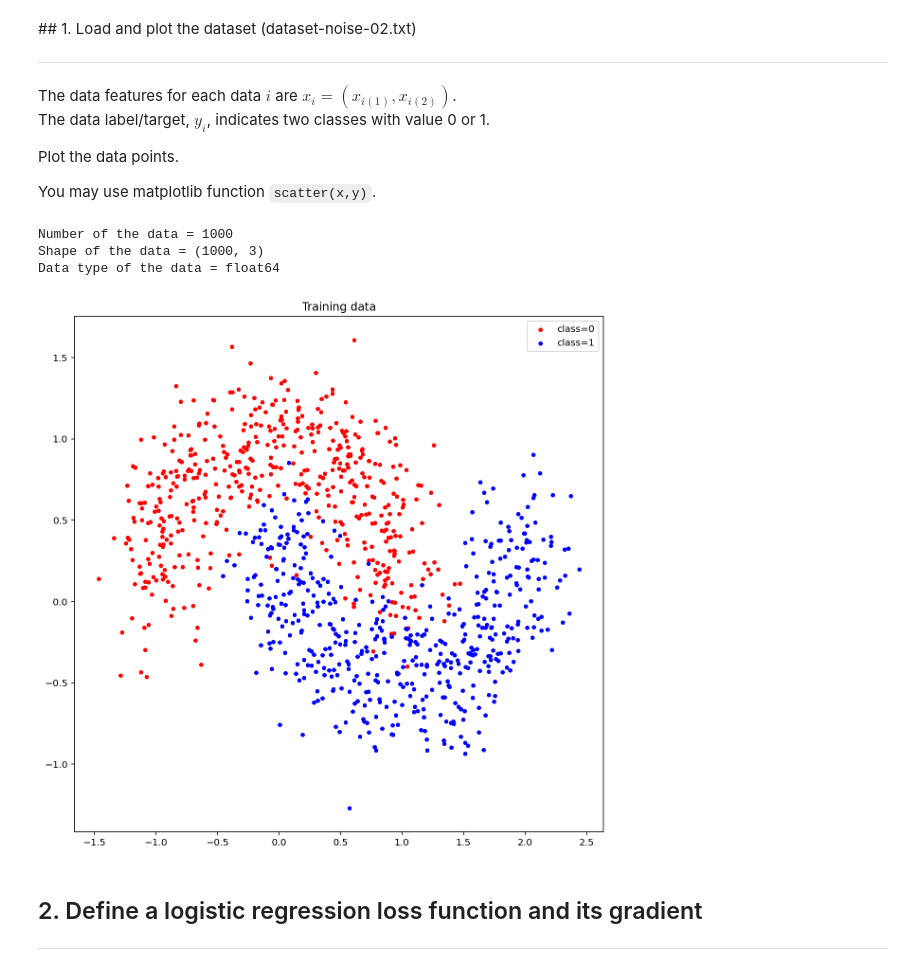
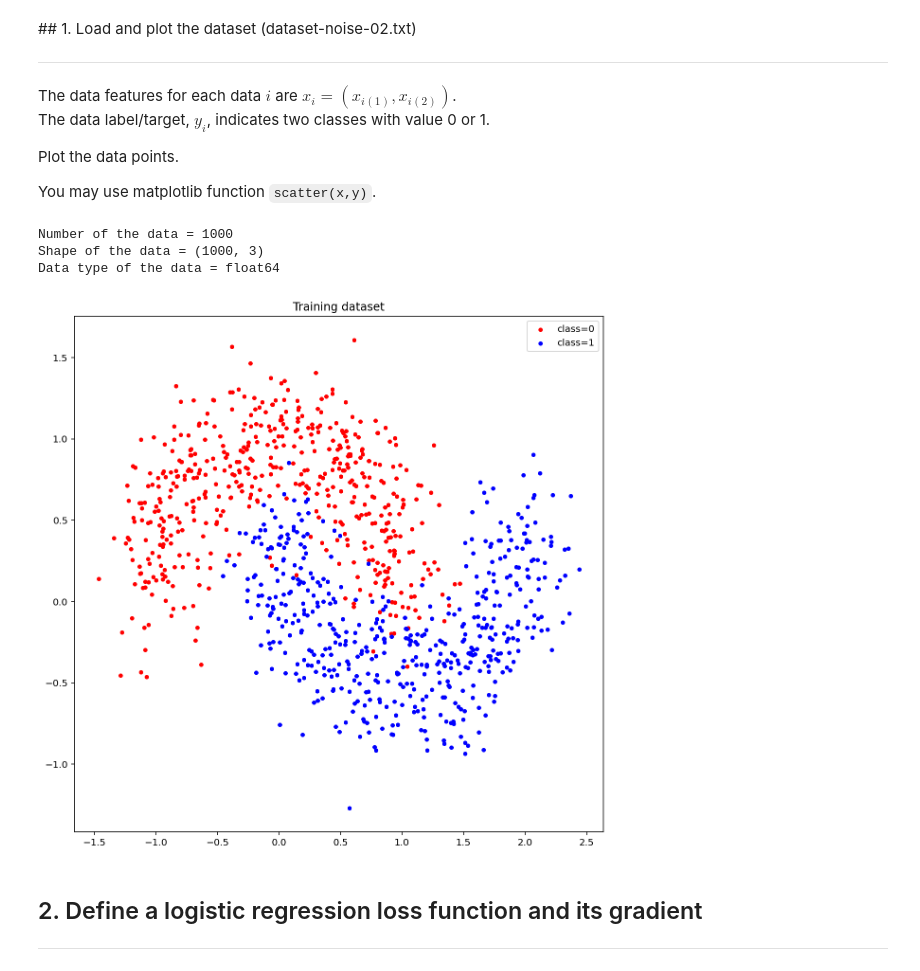
Before and after one commit to wkdthf21/Machine-Learning-Assignment, a Jupyter notebook: 05/assignment_05_b.ipynb, the cells around one changed output. Saved outputs shown, nothing was run; the diff lists cells and outputs as text; code cells hidden in the pictures.

```diff
--- a/05/assignment_05_b.ipynb
+++ b/05/assignment_05_b.ipynb
@@ -41,32 +41,32 @@ You may use matplotlib function `scatter(x,y)`.
 # %%
 # import data with numpy
 data = np.loadtxt('dataset-b.txt', delimiter=',')
 
 # number of training data
 n = data.shape[0]
-print('Number of the data = {} '.format(n))
+print('Number of the data = {}'.format(n))
 print('Shape of the data = {}'.format(data.shape))
 print('Data type of the data = {}'.format(data.dtype))
 
 # plot
 x1 = data[:,0] # feature 1
 x2 = data[:,1] # feature 2
 idx = data[:,2] # label
 
 idx_class0 = (idx == 0) # index of class0
 idx_class1 = (idx == 1) # index of class1
 
 plt.figure(1,figsize=(10,10))
 plt.scatter(x1[idx_class0], x2[idx_class0], s=50, c='r', marker='.', label='class=0')
 plt.scatter(x1[idx_class1], x2[idx_class1], s=50, c='b', marker='.', label='class=1')
-plt.title('Training data')
+plt.title('Training dataset')
 plt.legend(loc = 'upper right')
 plt.show()
 # %% [output]
 Number of the data = 1000
 Shape of the data = (1000, 3)
 Data type of the data = float64
-[figure, old version]
+[figure, new version]
 # %% [markdown]
 ## 2. Define a logistic regression loss function and its gradient
 <hr>
```
Also changed, not shown: parts of 1 cell of this notebook.
